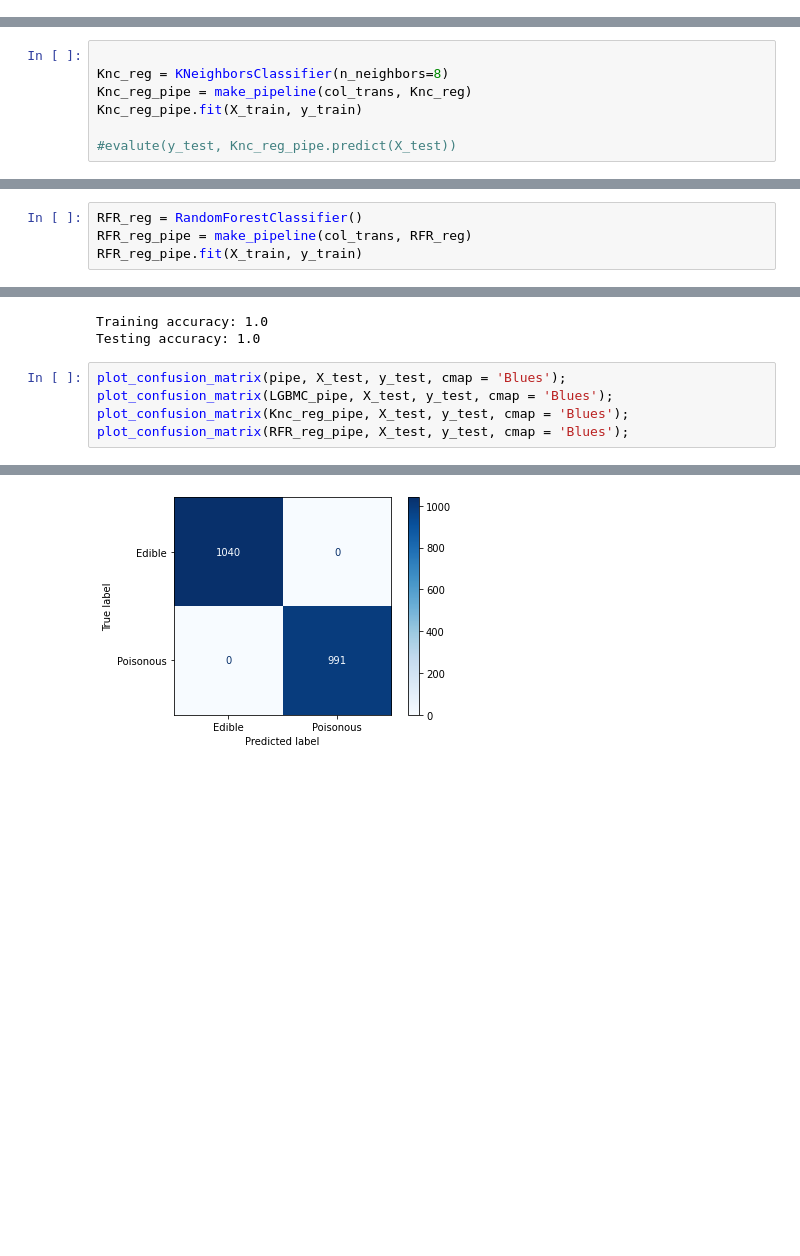
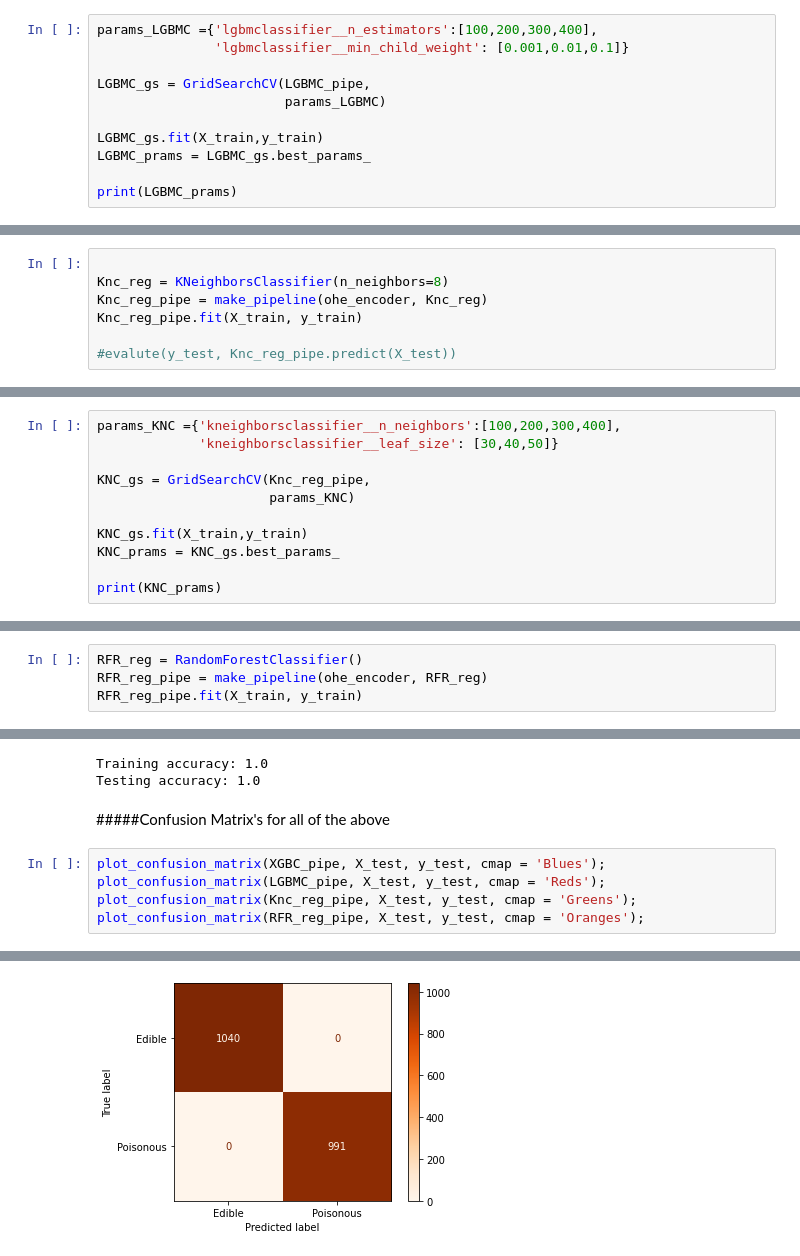
Before and after one commit to Rafal-Wawrzak/Project_2, a Jupyter notebook: Project_2_Part_4_(Core).ipynb, the cells around one changed output, grey strips where cells are left out. Cells and saved outputs as stored; diff of their text form; blank space fills up the shorter version.

```diff
--- a/Project_2_Part_4_(Core).ipynb
+++ b/Project_2_Part_4_(Core).ipynb
@@ -576,0 +618,11 @@ Pipeline(steps=[('columntransformer',
+# %%
+params_LGBMC ={'lgbmclassifier__n_estimators':[100,200,300,400],
+               'lgbmclassifier__min_child_weight': [0.001,0.01,0.1]}
+
+LGBMC_gs = GridSearchCV(LGBMC_pipe,
+                        params_LGBMC)
+
+LGBMC_gs.fit(X_train,y_train)
+LGBMC_prams = LGBMC_gs.best_params_
+
+print(LGBMC_prams)
@@ -613,7 +645,7 @@ KNeighborsClassifier
 # %%
 
 Knc_reg = KNeighborsClassifier(n_neighbors=8)
-Knc_reg_pipe = make_pipeline(col_trans, Knc_reg)
+Knc_reg_pipe = make_pipeline(ohe_encoder, Knc_reg)
 Knc_reg_pipe.fit(X_train, y_train)
 
 #evalute(y_test, Knc_reg_pipe.predict(X_test))
@@ -627,0 +679,11 @@ Pipeline(steps=[('columntransformer',
+# %%
+params_KNC ={'kneighborsclassifier__n_neighbors':[100,200,300,400],
+             'kneighborsclassifier__leaf_size': [30,40,50]}
+
+KNC_gs = GridSearchCV(Knc_reg_pipe,
+                      params_KNC)
+
+KNC_gs.fit(X_train,y_train)
+KNC_prams = KNC_gs.best_params_
+
+print(KNC_prams)
@@ -636,5 +700,5 @@ RandomForestClassifier
 # %%
 RFR_reg = RandomForestClassifier()
-RFR_reg_pipe = make_pipeline(col_trans, RFR_reg)
+RFR_reg_pipe = make_pipeline(ohe_encoder, RFR_reg)
 RFR_reg_pipe.fit(X_train, y_train)
 # %% [output]
@@ -651,10 +744,12 @@ print('Testing accuracy:', RFR_reg_pipe.score(X_test, y_test))
 # %% [output]
 Training accuracy: 1.0
 Testing accuracy: 1.0
+# %% [markdown]
+#####Confusion Matrix's for all of the above
 # %%
-plot_confusion_matrix(pipe, X_test, y_test, cmap = 'Blues');
-plot_confusion_matrix(LGBMC_pipe, X_test, y_test, cmap = 'Blues');
-plot_confusion_matrix(Knc_reg_pipe, X_test, y_test, cmap = 'Blues');
-plot_confusion_matrix(RFR_reg_pipe, X_test, y_test, cmap = 'Blues');
+plot_confusion_matrix(XGBC_pipe, X_test, y_test, cmap = 'Blues');
+plot_confusion_matrix(LGBMC_pipe, X_test, y_test, cmap = 'Reds');
+plot_confusion_matrix(Knc_reg_pipe, X_test, y_test, cmap = 'Greens');
+plot_confusion_matrix(RFR_reg_pipe, X_test, y_test, cmap = 'Oranges');
 # %% [output]
 [figure]
@@ -663 +758 @@ plot_confusion_matrix(RFR_reg_pipe, X_test, y_test, cmap = 'Blues');
-[figure, old version]
+[figure, new version]
```
Also changed, not shown: parts of 32 cells of this notebook.
